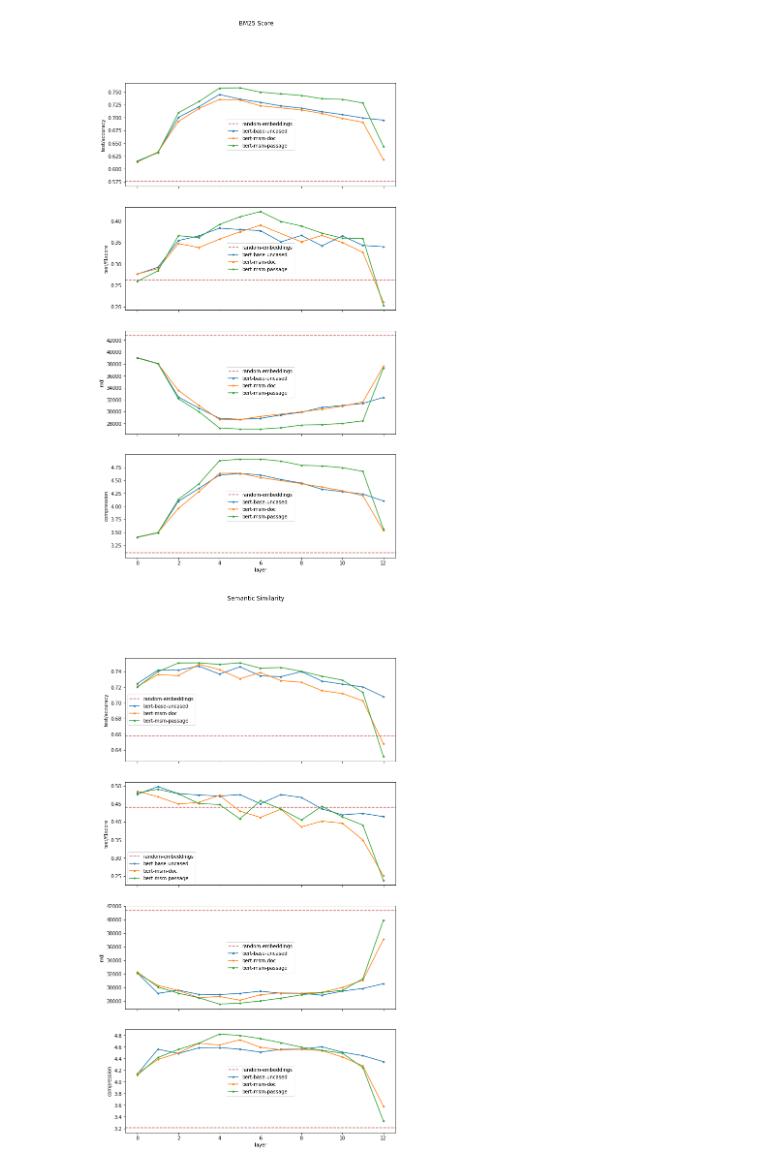
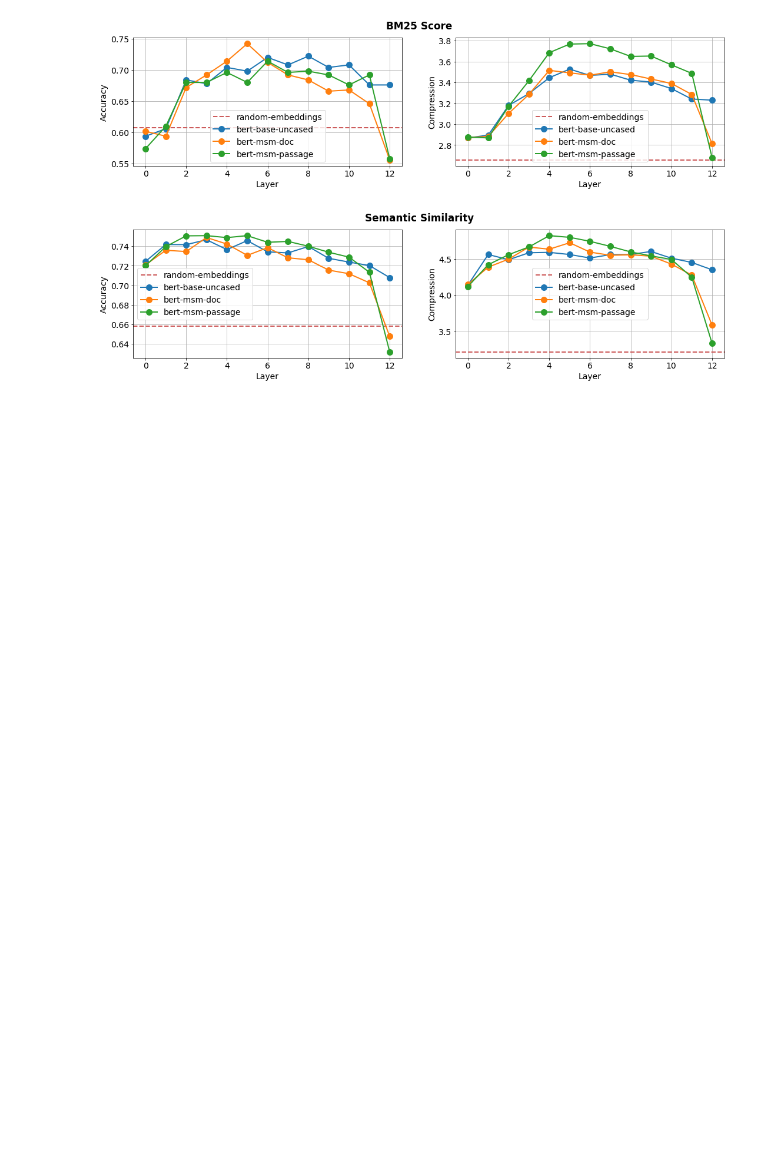
Before and after one commit to yolomeus/probing-search, a Jupyter notebook: analysis/layer_to_metric_plots.ipynb, the cells around one changed output. Cells and saved outputs as stored; diff of their text form; code cells hidden in the pictures; blank space fills up the shorter version.

Commit message:
update plotting notebook

```diff
--- a/analysis/layer_to_metric_plots.ipynb
+++ b/analysis/layer_to_metric_plots.ipynb
@@ -45,32 +68,38 @@ def plot_layer_to_metric(title, model_dfs, baseline_df, metrics_to_plot, figsize
 # %%
+FIG_SIZE = (18, 4)
+LINE_WIDTH = 2
+MARKER_SIZE = 20
+
 LOG_DIR = 'logs/layer_to_metric/'
 
 BASELINE_NAME = 'random_embeddings.csv'
-FILE_NAMES = ['bert_base_uncased.csv', 'bert_msm_doc.csv', 'bert_msm_passage.csv']
-METRICS_TO_PLOT = ['test/accuracy', 'test/f1score', 'mdl', 'compression']  #'val/accuracy/max', 'val/loss/min']
+FILE_NAMES = ['bert_base_uncased.csv', 'bert_msm_doc.csv', 'bert_msm_passage.csv']  #, 'bert_msm_passage_05_layers.csv']
+METRICS_TO_PLOT = ['test/accuracy', 'compression']  #'val/accuracy/max', 'val/loss/min']
 
-task_to_name = {'bm25': 'BM25 Score',
+task_to_name = {'bm25_small': 'BM25 Score',
                 'sem_sim': 'Semantic Similarity',
                 'term_freq': 'Term Frequency',
                 'ner': 'Named Entity Recognition',
                 'fact_check': 'Fact Checking',
                 'coref': 'Coreference'}
 
 for task in task_to_name:
     task_dir = os.path.join(LOG_DIR, task)
 
     layer_to_metric_dfs = read_logs(task_dir, FILE_NAMES)
     baseline_df = read_logs(task_dir, [BASELINE_NAME])[0]
 
     plot_layer_to_metric(task_to_name[task],
                          layer_to_metric_dfs,
                          baseline_df,
                          METRICS_TO_PLOT,
-                         figsize=(10, 18))
+                         line_width=LINE_WIDTH,
+                         marker_size=MARKER_SIZE,
+                         figsize=FIG_SIZE)
 
     os.makedirs('img', exist_ok=True)
-    plt.savefig('img/' + task + '.png')
+    plt.savefig('img/' + task + '.png', bbox_inches='tight')
     plt.show()
 # %% [output]
-[figure, old version]
+[figure, new version]
-[figure, old version]
+[figure, new version]
```
Also changed, not shown: parts of 4 cells of this notebook.
